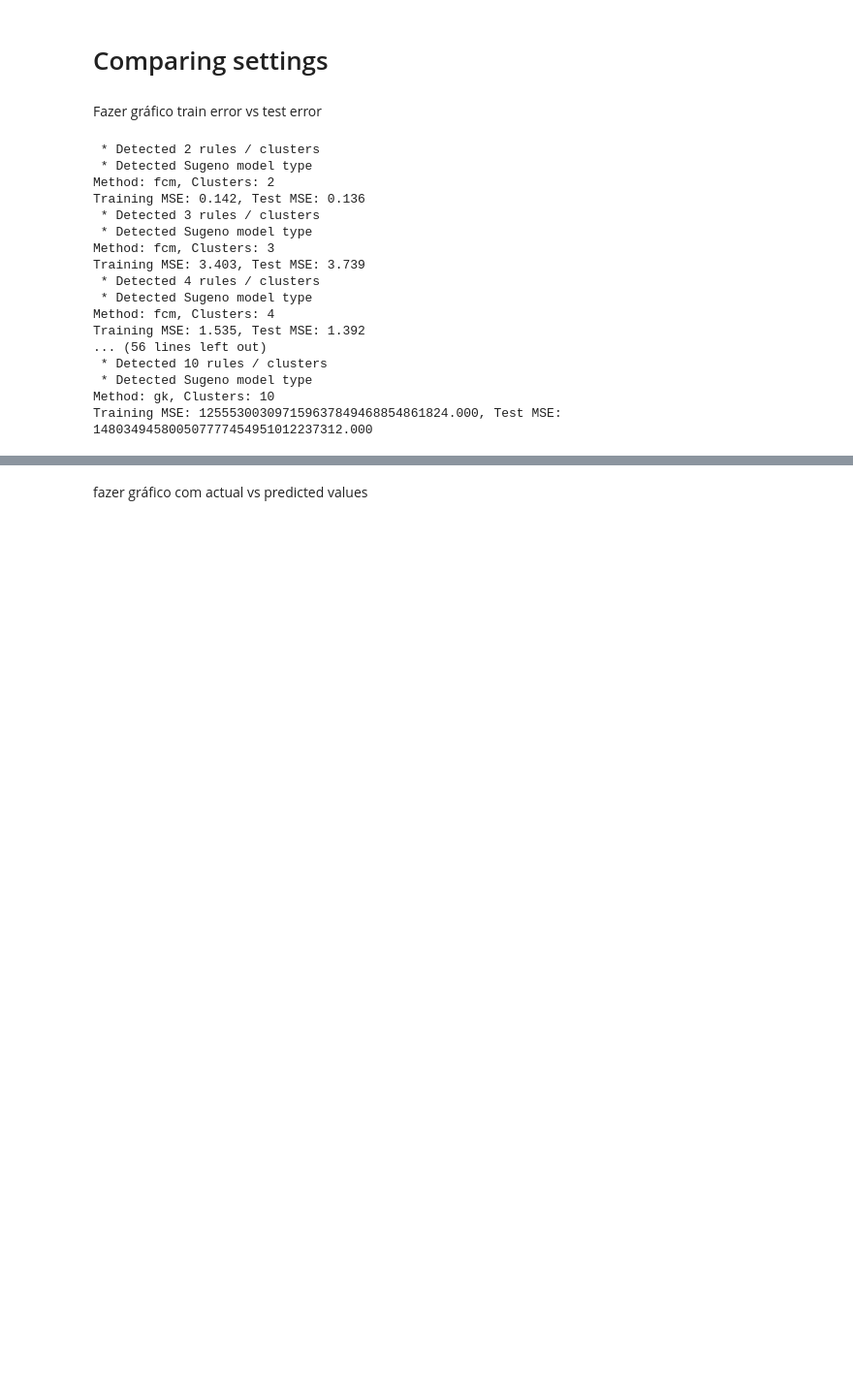
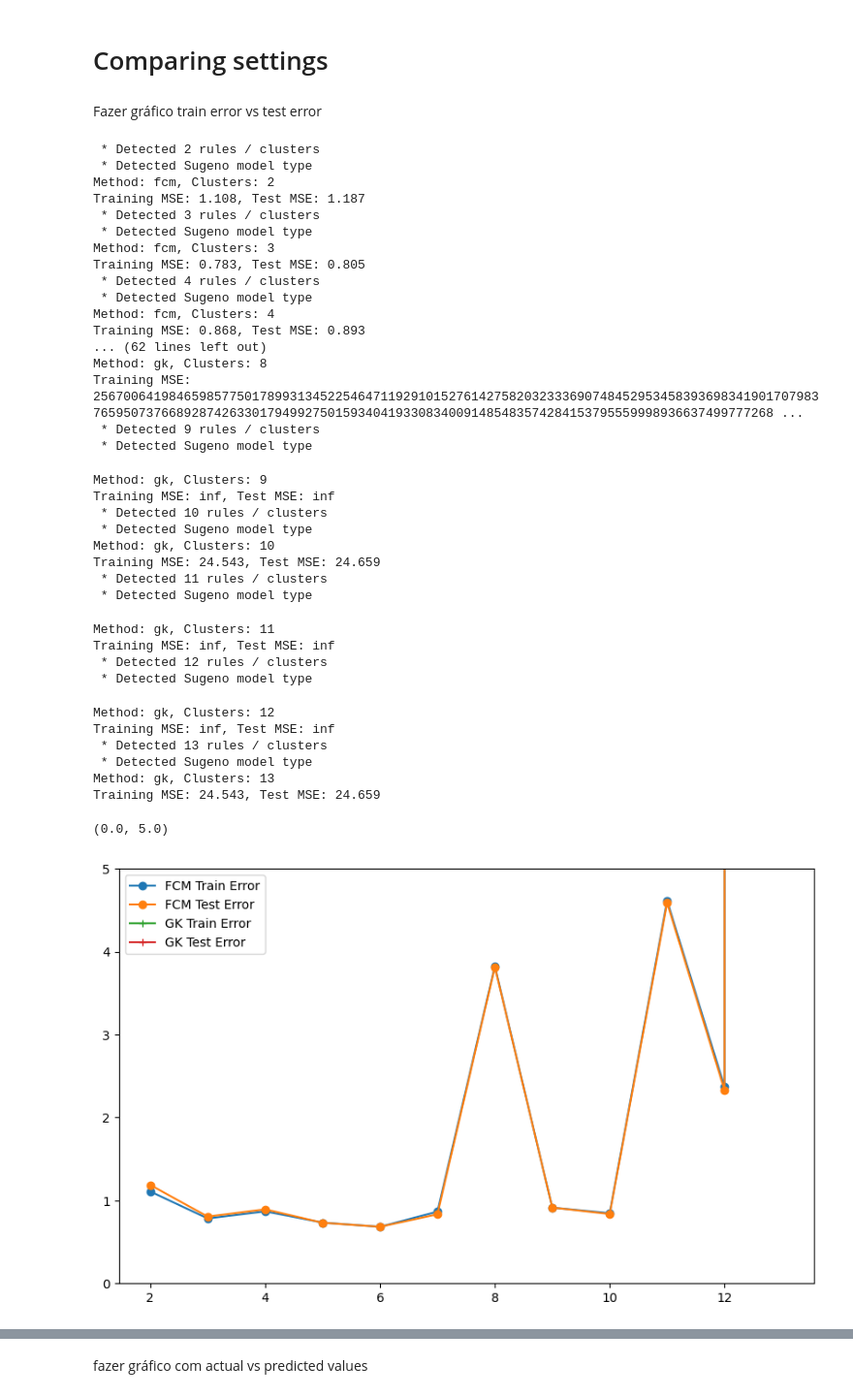
Before and after one commit to c-radicallis/Sis_Inteligentes_1st_Assignment, a Jupyter notebook: hairdryer_notebook.ipynb, the cells around one changed output, grey strips where cells are left out. Shown at 97% size. Cells and saved outputs as stored; diff of their text form; code cells hidden in the pictures; blank space fills up the shorter version.

```diff
--- a/hairdryer_notebook.ipynb
+++ b/hairdryer_notebook.ipynb
@@ -49,11 +61,11 @@ data = scaler.fit_transform(data)
 # train/test split
 X = data[:,0:-1]
 y = data[:,-1]
-X_train, X_test, y_train, y_test = train_test_split(X, y, test_size=0.2, random_state=0)
+X_train, X_test, y_train, y_test = train_test_split(X, y, test_size=0.5, random_state=314)
 # %%
 # %% Cluster the input-output space
 
-number_of_clusters = 2
+number_of_clusters = 5
 
 cl = Clusterer(x_train=X_train, y_train=y_train, nr_clus=number_of_clusters)  # Number of clusters
 clust_centers, part_matrix, _ = cl.cluster(method='fcm')
@@ -94,7 +106,10 @@ Explained Variance Score: 0.002
 # %% [markdown]
 Fazer gráfico train error vs test error
 # %%
-
+# train/test split
+X = data[:,0:-1]
+y = data[:,-1]
+X_train, X_test, y_train, y_test = train_test_split(X, y, test_size=0.5, random_state=314)
 
 # Lists to store errors for each method
 fcm_train_errors = []
@@ -102,7 +117,7 @@ fcm_test_errors = []
 gk_train_errors = []
 gk_test_errors = []
 
-ncl = np.arange(2, 11)
+ncl = np.arange(2, 14)
 mtd = ['fcm', 'gk']
 glb_ft = [True, False]
 
@@ -138,37 +153,72 @@ for mth in mtd:
 
         # Compute training and test errors
         train_mse = mean_squared_error(y_train, y_train_pred)
         test_mse = mean_squared_error(y_test, y_test_pred)
 
         # Store errors for the current method and cluster count
         train_errors.append(train_mse)
         test_errors.append(test_mse)
 
         print(f"Method: {mth}, Clusters: {n}")
         print(f"Training MSE: {train_mse:.3f}, Test MSE: {test_mse:.3f}")
 
         # Store the results for each method separately
         if mth == 'fcm':
             fcm_train_errors= train_errors
             fcm_test_errors=test_errors
         elif mth == 'gk':
             gk_train_errors=train_errors
             gk_test_errors=test_errors
+
+
+# Plotting the errors vs number of clusters
+plt.figure(figsize=(10, 6))
+
+# FCM method
+plt.plot(ncl, fcm_train_errors, 'o-', label='FCM Train Error')
+plt.plot(ncl, fcm_test_errors, 'o-', label='FCM Test Error')
+
+# GK method
+plt.plot(ncl, gk_train_errors, '+-', label='GK Train Error')
+plt.plot(ncl, gk_test_errors, '+-', label='GK Test Error')
+
+plt.legend()
+plt.ylim(0, 5)
 # %% [output]
  * Detected 2 rules / clusters
  * Detected Sugeno model type
 Method: fcm, Clusters: 2
-Training MSE: 0.142, Test MSE: 0.136
+Training MSE: 1.108, Test MSE: 1.187
  * Detected 3 rules / clusters
  * Detected Sugeno model type
 Method: fcm, Clusters: 3
-Training MSE: 3.403, Test MSE: 3.739
+Training MSE: 0.783, Test MSE: 0.805
  * Detected 4 rules / clusters
  * Detected Sugeno model type
 Method: fcm, Clusters: 4
-Training MSE: 1.535, Test MSE: 1.392
-... (56 lines left out)
- * Detected 10 rules / clusters
+Training MSE: 0.868, Test MSE: 0.893
+... (62 lines left out)
+Method: gk, Clusters: 8
+Training MSE: 256700641984659857750178993134522546471192910152761427582032333690748452953458393698341901707983765950737668928742633017949927501593404193308340091485483574284153795559998936637499777268 ...
+ * Detected 9 rules / clusters
  * Detected Sugeno model type
-Method: gk, Clusters: 10
-Training MSE: 125553003097159637849468854861824.000, Test MSE: 148034945800507777454951012237312.000
+Method: gk, Clusters: 9
+Training MSE: inf, Test MSE: inf
+ * Detected 10 rules / clusters
+ * Detected Sugeno model type
+Method: gk, Clusters: 10
+Training MSE: 24.543, Test MSE: 24.659
+ * Detected 11 rules / clusters
+ * Detected Sugeno model type
+Method: gk, Clusters: 11
+Training MSE: inf, Test MSE: inf
+ * Detected 12 rules / clusters
+ * Detected Sugeno model type
+Method: gk, Clusters: 12
+Training MSE: inf, Test MSE: inf
+ * Detected 13 rules / clusters
+ * Detected Sugeno model type
+Method: gk, Clusters: 13
+Training MSE: 24.543, Test MSE: 24.659
+(0.0, 5.0)
+[figure, added]
```
Also changed, not shown: parts of 8 cells of this notebook.
